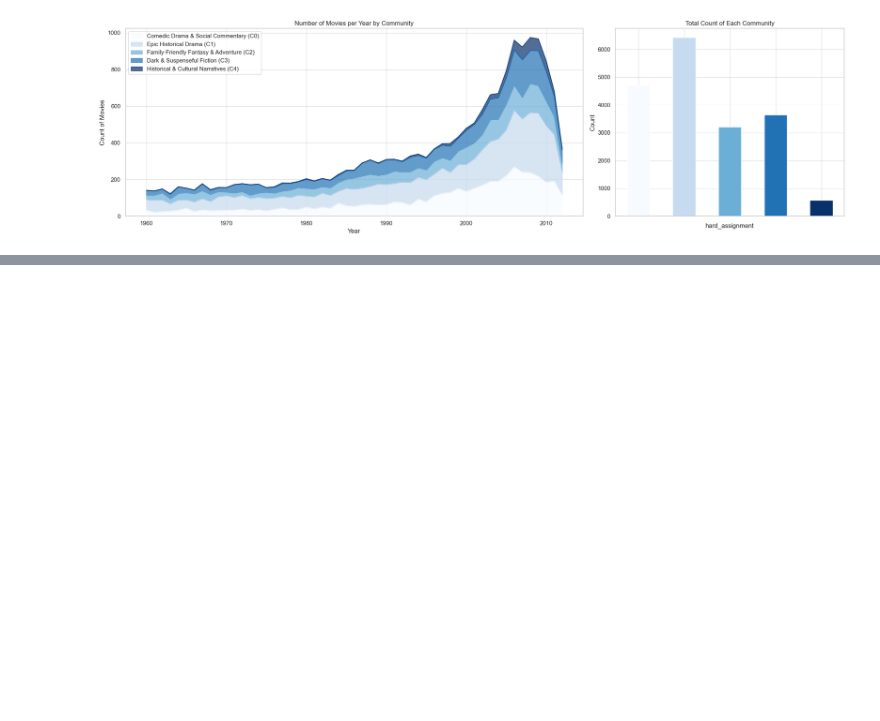
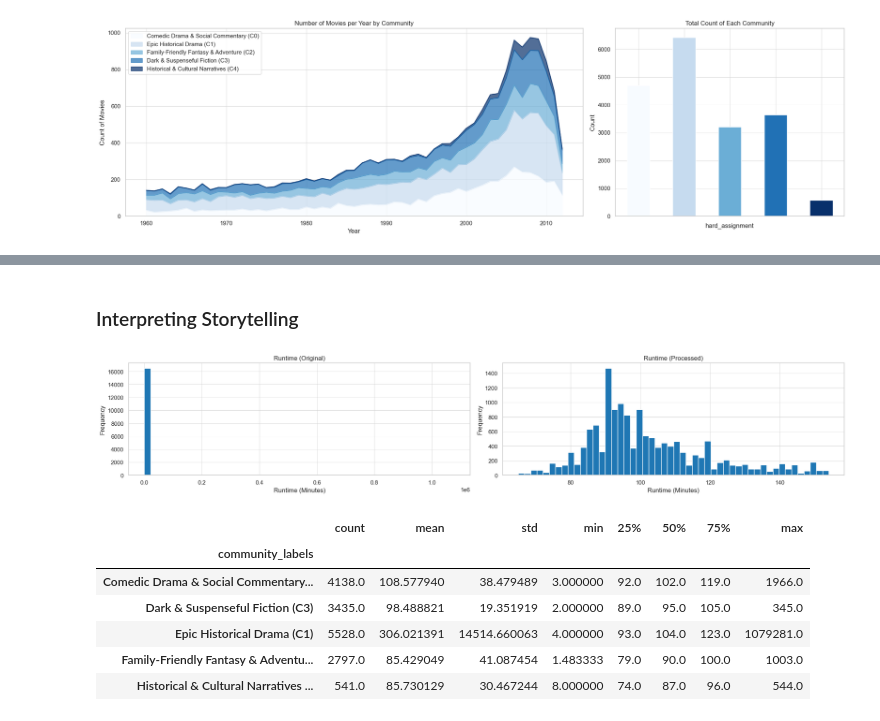
Before and after one commit to epfl-ada/ada-2023-project-biasbusters, a Jupyter notebook: datastory.ipynb, the cells around one changed output, grey strips where cells are left out. Drawn from its saved outputs; the diff is of its cells as text; code cells hidden in the pictures; blank space fills up the shorter version.

```diff
--- a/datastory.ipynb
+++ b/datastory.ipynb
@@ -443,0 +450,19 @@ plt.show()
+# %%
+plot_analysis = cmu_community.copy()[['imdb_id', 'imdb_name', 'release_year', 'hard_assignment', 'runtime','languages','countries','plot_summary','word_count','char_count',
+                                  'avg_word_length','sentence_count','lexical_diversity','sentiment_polarity','topic','mood',
+                                  'target_audience','temporal_setting','location_setting',
+                                  ]]
+
+plot_analysis['community_labels'] = plot_analysis['hard_assignment'].apply(lambda x: community_labels.get(x))
+
+
+plot_analysis = pd.merge(left=plot_analysis, right=imdb_df, how='inner', on='imdb_id')
+
+
+awards_aggregated = awards_df.groupby('imdb_id').agg({
+    'award': list,
+    'category': list,
+    'win': list
+}).reset_index()
+
+plot_analysis = pd.merge(left=plot_analysis, right=awards_aggregated, how='left', on='imdb_id')
@@ -443,0 +522,51 @@ plt.show()
+# %% [markdown]
+### Interpreting Storytelling
+# %%
+runtime = plot_analysis.copy().dropna(subset=['runtime'])
+runtime = runtime.sort_values(by='hard_assignment', ascending=True)
+
+# Lower & upper percentiles
+lower_percentile = 0.05
+upper_percentile = 0.95
+
+# Calculate the actual bounds for filtering
+lower_bound = runtime['runtime'].quantile(lower_percentile)
+upper_bound = runtime['runtime'].quantile(upper_percentile)
+
+# Filter df on calculated percentiles
+reasonable_runtime = runtime[
+    (runtime['runtime'] >= lower_bound) &
+    (runtime['runtime'] <= upper_bound)
+]
+
+fig, axes = plt.subplots(nrows=1, ncols=2, figsize=(20, 4))
+
+# Histogram for word count on left subplot
+axes[0].hist(runtime['runtime'], bins=50)
+axes[0].set_title('Runtime (Original)')
+axes[0].set_xlabel('Runtime (Minutes)')
+axes[0].set_ylabel('Frequency')
+
+# Histogram for character count on right subplot
+axes[1].hist(reasonable_runtime['runtime'], bins=50)
+axes[1].set_title('Runtime (Processed)')
+axes[1].set_xlabel('Runtime (Minutes)')
+axes[1].set_ylabel('Frequency')
+
+plt.tight_layout()
+plt.show()
+
+# Group by 'community_labels' and describe the 'runtime' column
+runtime_statistics = runtime.groupby('community_labels')['runtime'].describe()
+
+# Display the statistics
+display(runtime_statistics)
+# %% [output]
+[figure, added]
+|  | count | mean | std | min | 25% | 50% | 75% | max |
+| community_labels |  |  |  |  |  |  |  |  |
+| Comedic Drama & Social Commentary... | 4138.0 | 108.577940 | 38.479489 | 3.000000 | 92.0 | 102.0 | 119.0 | 1966.0 |
+| Dark & Suspenseful Fiction (C3) | 3435.0 | 98.488821 | 19.351919 | 2.000000 | 89.0 | 95.0 | 105.0 | 345.0 |
+| Epic Historical Drama (C1) | 5528.0 | 306.021391 | 14514.660063 | 4.000000 | 93.0 | 104.0 | 123.0 | 1079281.0 |
+| Family-Friendly Fantasy & Adventu... | 2797.0 | 85.429049 | 41.087454 | 1.483333 | 79.0 | 90.0 | 100.0 | 1003.0 |
+| Historical & Cultural Narratives ... | 541.0 | 85.730129 | 30.467244 | 8.000000 | 74.0 | 87.0 | 96.0 | 544.0 |
```
Also changed, not shown: parts of 10 cells of this notebook.
